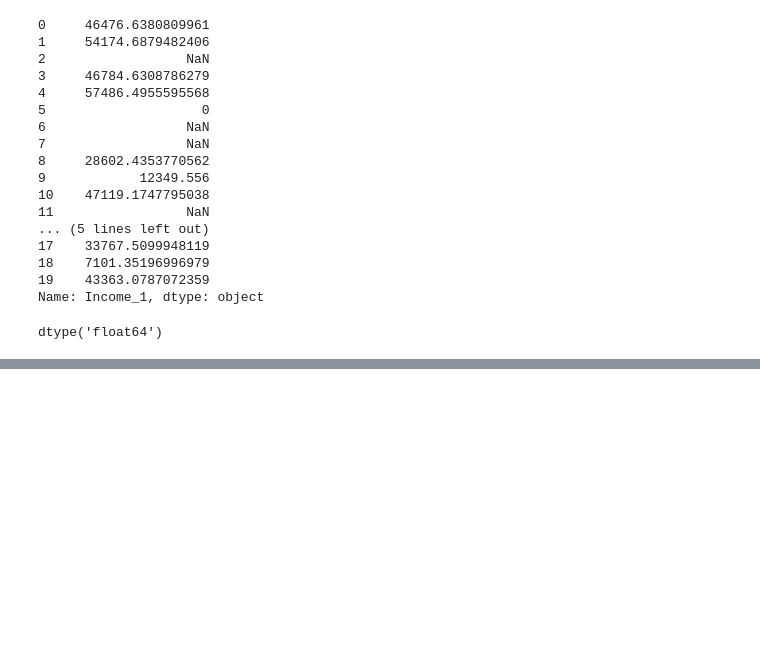
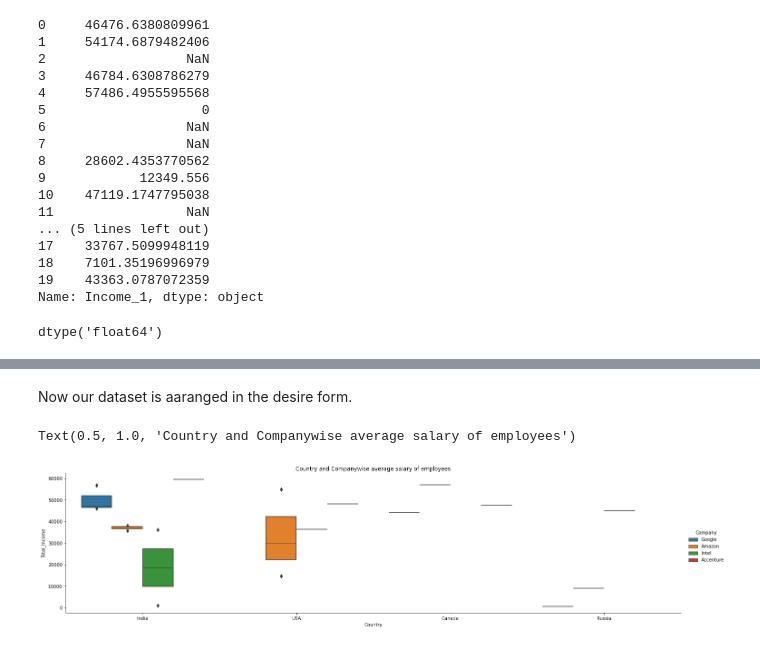
Before and after one commit to khush-k1/Datatrained_resivion, a Jupyter notebook: Machine_learning_revision_project.ipynb, the cells around one changed output, grey strips where cells are left out. Cells and saved outputs as stored; diff of their text form; code cells hidden in the pictures; blank space fills up the shorter version.

```diff
--- a/Machine_learning_revision_project.ipynb
+++ b/Machine_learning_revision_project.ipynb
@@ -327,0 +335,5 @@ df
+# %%
+# converting DOB column to Date format
+df['DOB']= pd.to_datetime(df['DOB'])
+
+df
@@ -327,0 +360,7 @@ df
+# %%
+# Q.5 Split full name into first and second name(First name and last name)
+df['First_Name']= df['Employee Full Name'].apply(lambda x: x.split(' ')[0])
+df['Last_Name'] = df['Employee Full Name'].apply(lambda x: x.split(' ')[1])
+
+#checking dataset
+df
@@ -327,0 +385,5 @@ df
+# %%
+# dropping employee full name column
+
+df.drop('Employee Full Name', axis= 1, inplace= True)
+df
@@ -327,0 +432,6 @@ df
+# %%
+# rearranged dataset.
+
+df=df.iloc[:, [0,9,10,1,2,3,4,5,7,6,8]]
+
+df
@@ -327,0 +456,2 @@ df
+# %% [markdown]
+Now our dataset is aaranged in the desire form.
@@ -327,0 +466,6 @@ df
+# %%
+sns.catplot(x='Country', y='Total_Income', data=df, hue='Company',kind= 'boxen', height=5, aspect=4)
+plt.title("Country and Companywise average salary of employees")
+# %% [output]
+Text(0.5, 1.0, 'Country and Companywise average salary of employees')
+[figure, added]
```
Also changed, not shown: parts of 12 cells of this notebook.
